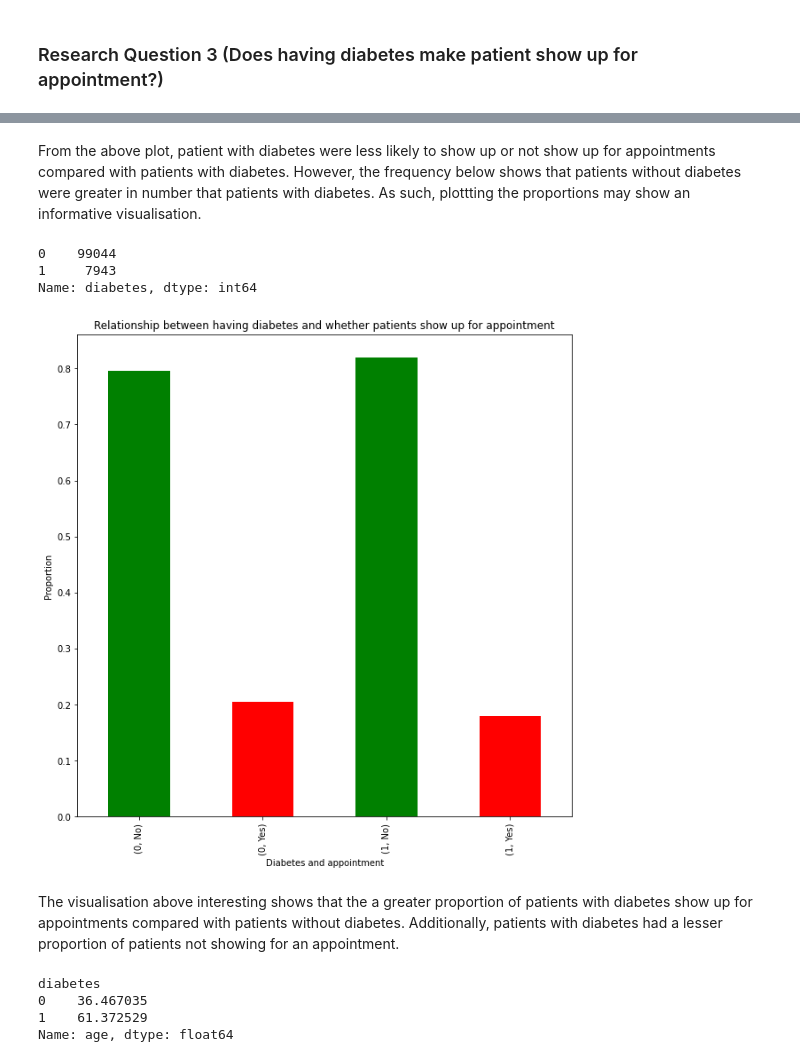
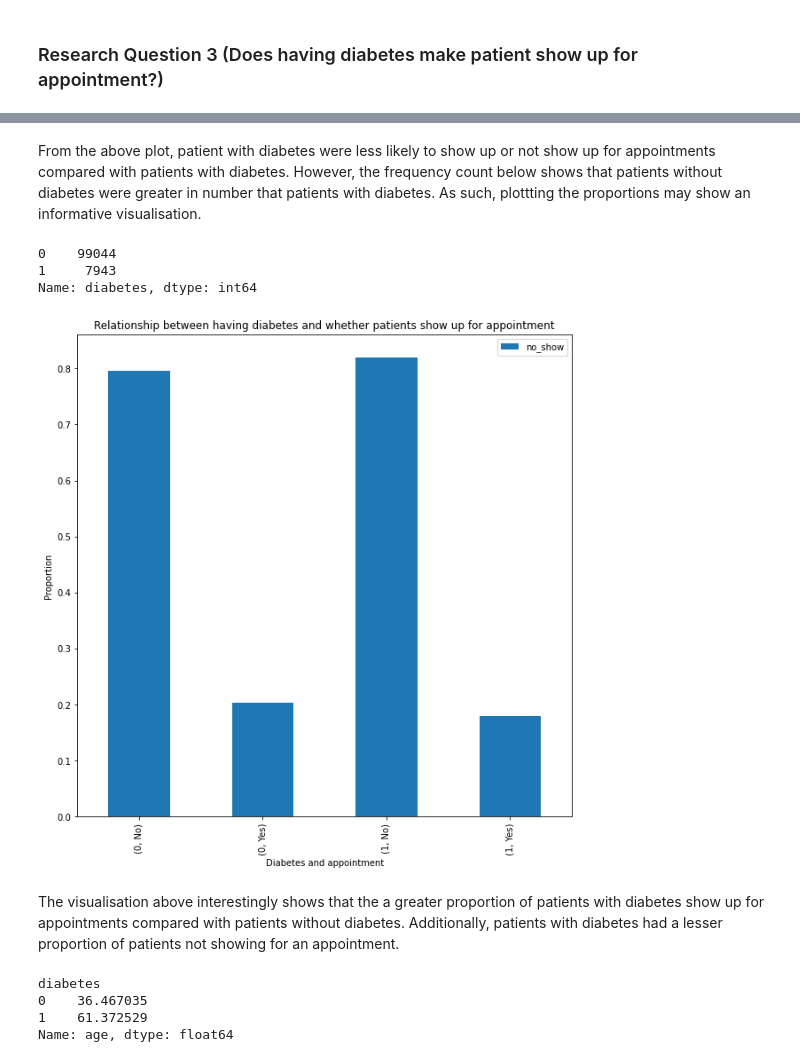
Before and after one commit to KomlaRD/data_analysis_nanodegree_alxt, a Jupyter notebook: investigate_a_dataset.ipynb, the cells around one changed output, grey strips where cells are left out. Drawn from its saved outputs; the diff is of its cells as text; code cells hidden in the pictures.

```diff
--- a/investigate_a_dataset.ipynb
+++ b/investigate_a_dataset.ipynb
@@ -96,7 +95,0 @@ The describe function produces summary statistics for the above variables. Howev
-# %%
-# Drop columns that are not essential for the project question: patient id, appointment id, schedule day, appointment day, scholarship, hypertension, handicap and neigbourhood
-
-df.drop(["PatientId", "AppointmentID","ScheduledDay", "Neighbourhood","AppointmentDay","Scholarship","Hipertension","Alcoholism","Handcap"], axis=1, inplace=True)
-
-# Inspect first five rows
-df.head()
@@ -221,5 +266,5 @@ plt.title("Relationship between having diabetes and whether patients show up for
 # %% [markdown]
-From the above plot, patient with diabetes were less likely to show up or not show up for appointments compared with patients with diabetes. However, the frequency below shows that patients without diabetes were greater in number that patients with diabetes. As such, plottting the proportions may show an informative visualisation.
+From the above plot, patient with diabetes were less likely to show up or not show up for appointments compared with patients with diabetes. However, the frequency count below shows that patients without diabetes were greater in number that patients with diabetes. As such, plottting the proportions may show an informative visualisation.
 # %%
 df["diabetes"].value_counts()
 # %% [output]
@@ -227,14 +272,15 @@ df["diabetes"].value_counts()
 1     7943
 Name: diabetes, dtype: int64
 # %%
-df.groupby("diabetes")["no_show"].value_counts(normalize=True).plot(kind="bar", figsize=(10,10), color=["green","red"]);
+df.groupby("diabetes")["no_show"].value_counts(normalize=True).plot(kind="bar", figsize=(10,10));
 plt.xlabel("Diabetes and appointment")
 plt.ylabel("Proportion")
-plt.title("Relationship between having diabetes and whether patients show up for appointment");
+plt.title("Relationship between having diabetes and whether patients show up for appointment")
+plt.legend();
 # %% [output]
-[figure, old version]
+[figure, new version]
 # %% [markdown]
-The visualisation above interesting shows that the a greater proportion of patients with diabetes show up for appointments compared with patients without diabetes. Additionally, patients with diabetes had a lesser proportion of patients not showing for an appointment.
+The visualisation above interestingly shows that the a greater proportion of patients with diabetes show up for appointments compared with patients without diabetes. Additionally, patients with diabetes had a lesser proportion of patients not showing for an appointment.
 # %%
 df.groupby("diabetes")["age"].mean()
 # %% [output]
```
Also changed, not shown: parts of 45 cells of this notebook.
